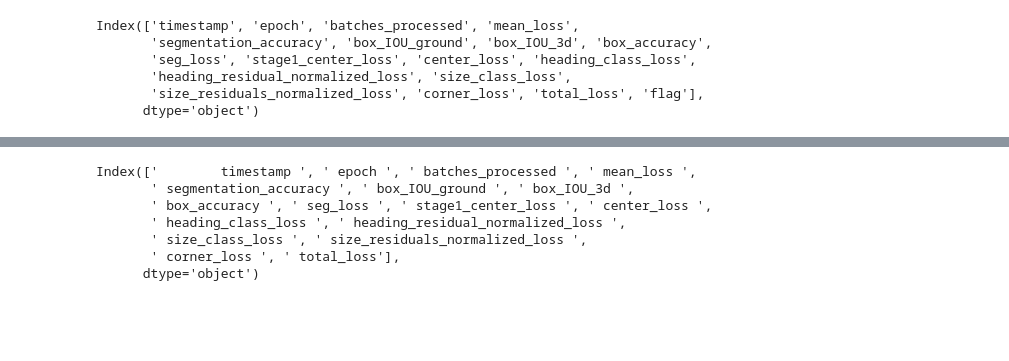
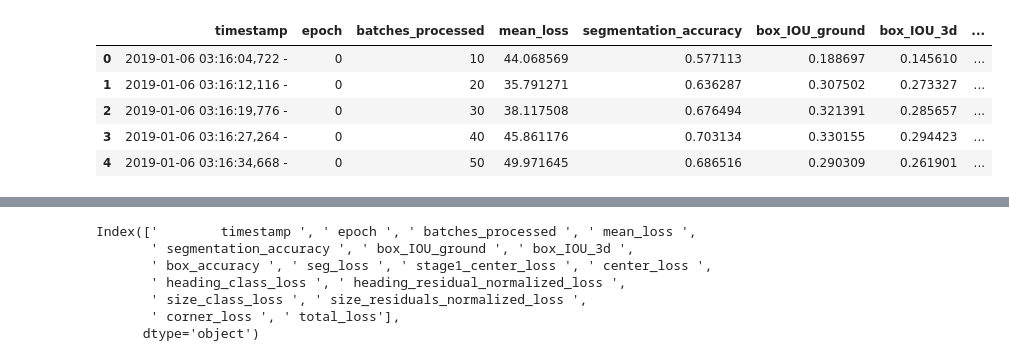
Before and after one commit to aelskhawy/own_adl4cv, a Jupyter notebook: read_logs.ipynb, the cells around one changed output, grey strips where cells are left out. Cells and saved outputs as stored; diff of their text form; code cells hidden in the pictures; blank space fills up the shorter version.

```diff
--- a/read_logs.ipynb
+++ b/read_logs.ipynb
@@ -11,11 +11,11 @@ filename = './logs/2019-01-06_01-15-13-.log'
 df = pd.read_csv(filename, sep='|', header=1, skiprows=1)
 df.columns = [str.strip(x) for x in df.columns]
 # %%
-df.columns
+df.head()
 # %% [output]
-Index(['timestamp', 'epoch', 'batches_processed', 'mean_loss',
-       'segmentation_accuracy', 'box_IOU_ground', 'box_IOU_3d', 'box_accuracy',
-       'seg_loss', 'stage1_center_loss', 'center_loss', 'heading_class_loss',
-       'heading_residual_normalized_loss', 'size_class_loss',
-       'size_residuals_normalized_loss', 'corner_loss', 'total_loss', 'flag'],
-      dtype='object')
+|  | timestamp | epoch | batches_processed | mean_loss | segmentation_accuracy | box_IOU_ground | box_IOU_3d | ... |
+| 0 | 2019-01-06 03:16:04,722 - | 0 | 10 | 44.068569 | 0.577113 | 0.188697 | 0.145610 | ... |
+| 1 | 2019-01-06 03:16:12,116 - | 0 | 20 | 35.791271 | 0.636287 | 0.307502 | 0.273327 | ... |
+| 2 | 2019-01-06 03:16:19,776 - | 0 | 30 | 38.117508 | 0.676494 | 0.321391 | 0.285657 | ... |
+| 3 | 2019-01-06 03:16:27,264 - | 0 | 40 | 45.861176 | 0.703134 | 0.330155 | 0.294423 | ... |
+| 4 | 2019-01-06 03:16:34,668 - | 0 | 50 | 49.971645 | 0.686516 | 0.290309 | 0.261901 | ... |
```
Also changed, not shown: parts of 3 cells of this notebook, 1 other file.
